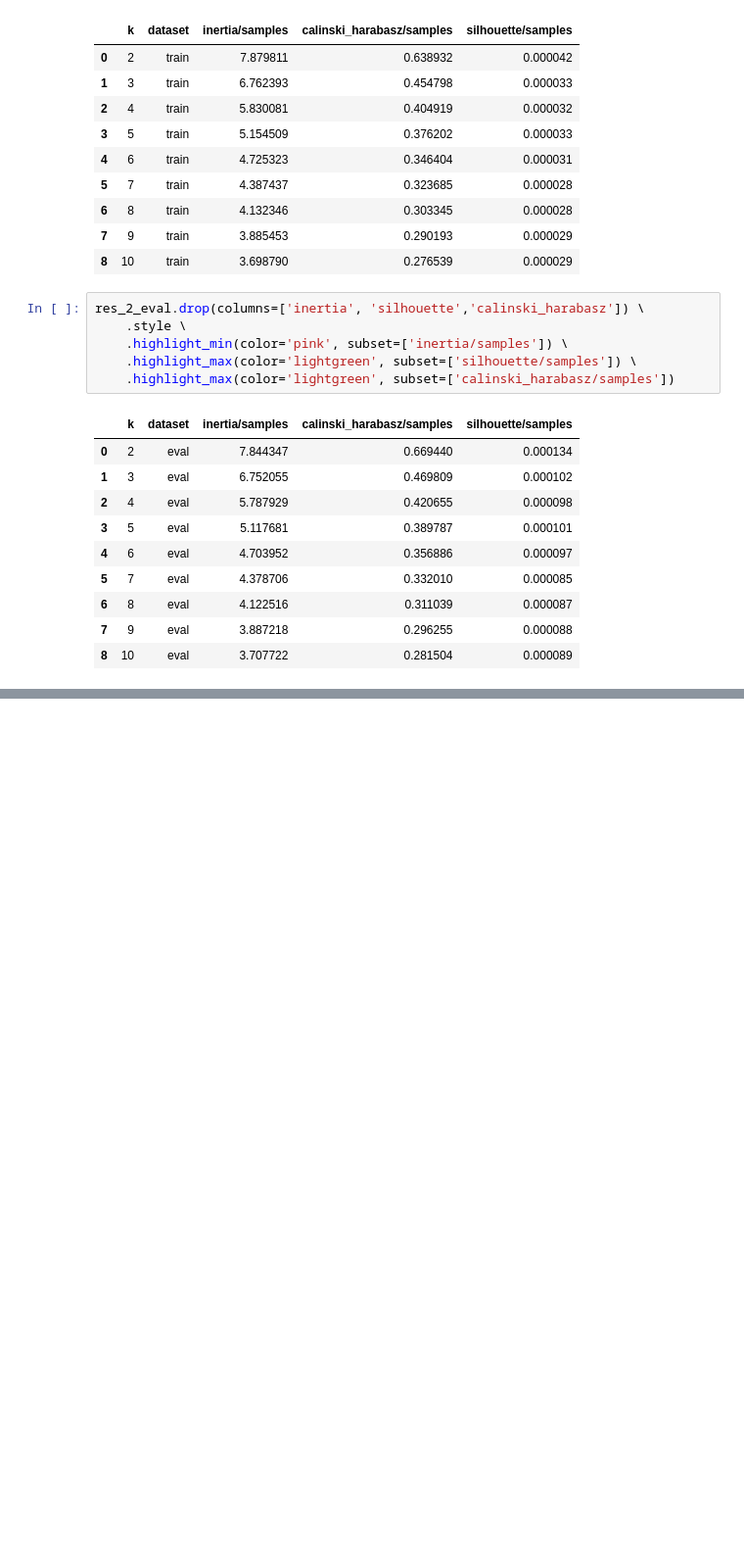
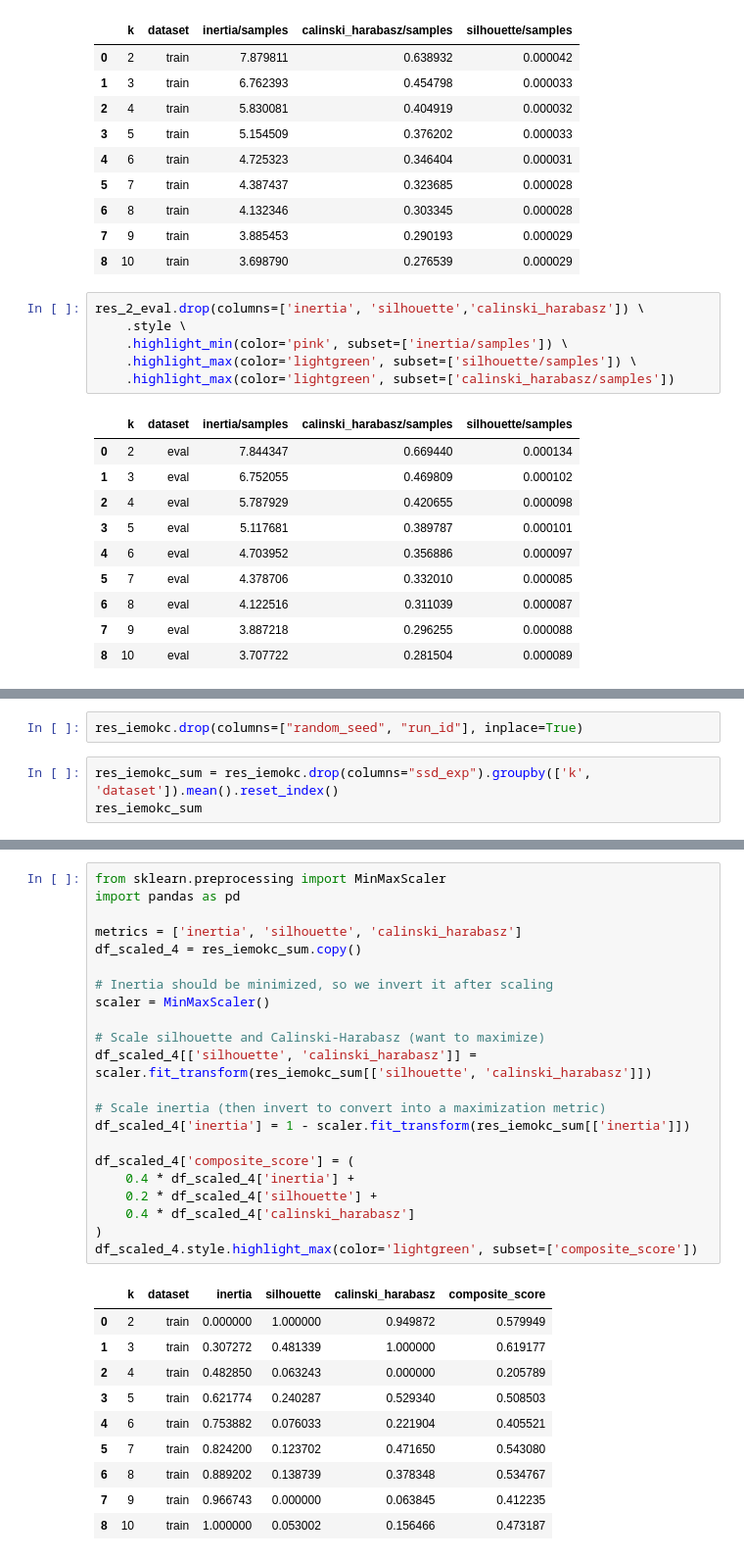
Before and after one commit to hossamAhmedSalah/computational_intelligence-_project, a Jupyter notebook: Notebooks/segmentation_kmeans.ipynb, the cells around one changed output, grey strips where cells are left out. Shown at 98% size. Cells and saved outputs as stored; diff of their text form; blank space fills up the shorter version.

```diff
--- a/Notebooks/segmentation_kmeans.ipynb
+++ b/Notebooks/segmentation_kmeans.ipynb
@@ -770,0 +791,5 @@ df_scaled_3.style.highlight_max(color='lightgreen', subset=['composite_score'])
+# %%
+res_iemokc.drop(columns=["random_seed", "run_id"], inplace=True)
+# %%
+res_iemokc_sum = res_iemokc.drop(columns="ssd_exp").groupby(['k', 'dataset']).mean().reset_index()
+res_iemokc_sum
@@ -770,0 +824,33 @@ df_scaled_3.style.highlight_max(color='lightgreen', subset=['composite_score'])
+# %%
+from sklearn.preprocessing import MinMaxScaler
+import pandas as pd
+
+metrics = ['inertia', 'silhouette', 'calinski_harabasz']
+df_scaled_4 = res_iemokc_sum.copy()
+
+# Inertia should be minimized, so we invert it after scaling
+scaler = MinMaxScaler()
+
+# Scale silhouette and Calinski-Harabasz (want to maximize)
+df_scaled_4[['silhouette', 'calinski_harabasz']] = scaler.fit_transform(res_iemokc_sum[['silhouette', 'calinski_harabasz']])
+
+# Scale inertia (then invert to convert into a maximization metric)
+df_scaled_4['inertia'] = 1 - scaler.fit_transform(res_iemokc_sum[['inertia']])
+
+df_scaled_4['composite_score'] = (
+    0.4 * df_scaled_4['inertia'] +
+    0.2 * df_scaled_4['silhouette'] +
+    0.4 * df_scaled_4['calinski_harabasz']
+)
+df_scaled_4.style.highlight_max(color='lightgreen', subset=['composite_score'])
+# %% [output]
+|  | k | dataset | inertia | silhouette | calinski_harabasz | composite_score |
+| 0 | 2 | train | 0.000000 | 1.000000 | 0.949872 | 0.579949 |
+| 1 | 3 | train | 0.307272 | 0.481339 | 1.000000 | 0.619177 |
+| 2 | 4 | train | 0.482850 | 0.063243 | 0.000000 | 0.205789 |
+| 3 | 5 | train | 0.621774 | 0.240287 | 0.529340 | 0.508503 |
+| 4 | 6 | train | 0.753882 | 0.076033 | 0.221904 | 0.405521 |
+| 5 | 7 | train | 0.824200 | 0.123702 | 0.471650 | 0.543080 |
+| 6 | 8 | train | 0.889202 | 0.138739 | 0.378348 | 0.534767 |
+| 7 | 9 | train | 0.966743 | 0.000000 | 0.063845 | 0.412235 |
+| 8 | 10 | train | 1.000000 | 0.053002 | 0.156466 | 0.473187 |
```
Also changed, not shown: parts of 5 cells of this notebook, 3 other files.
